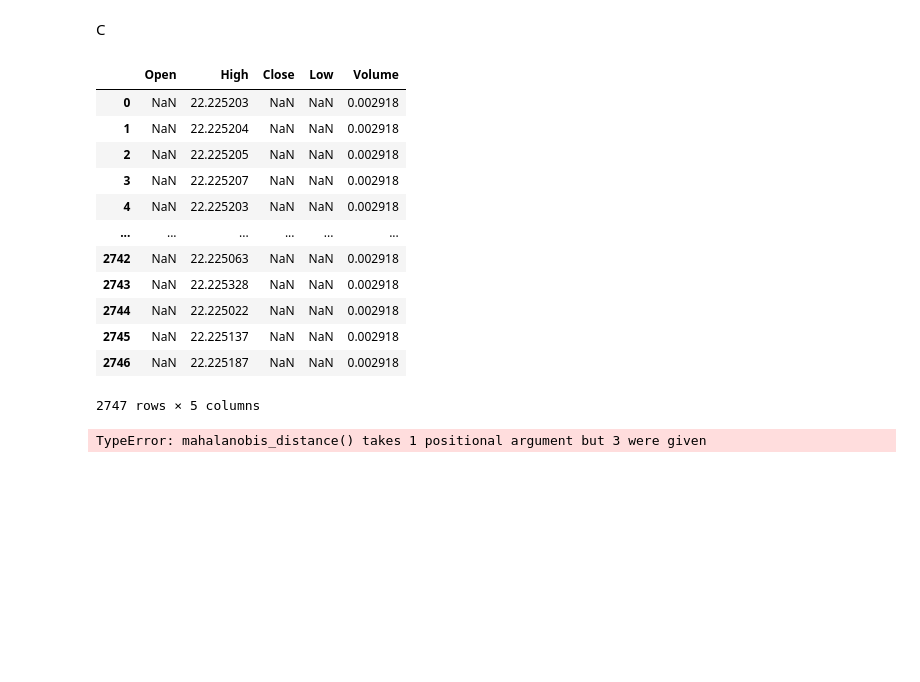
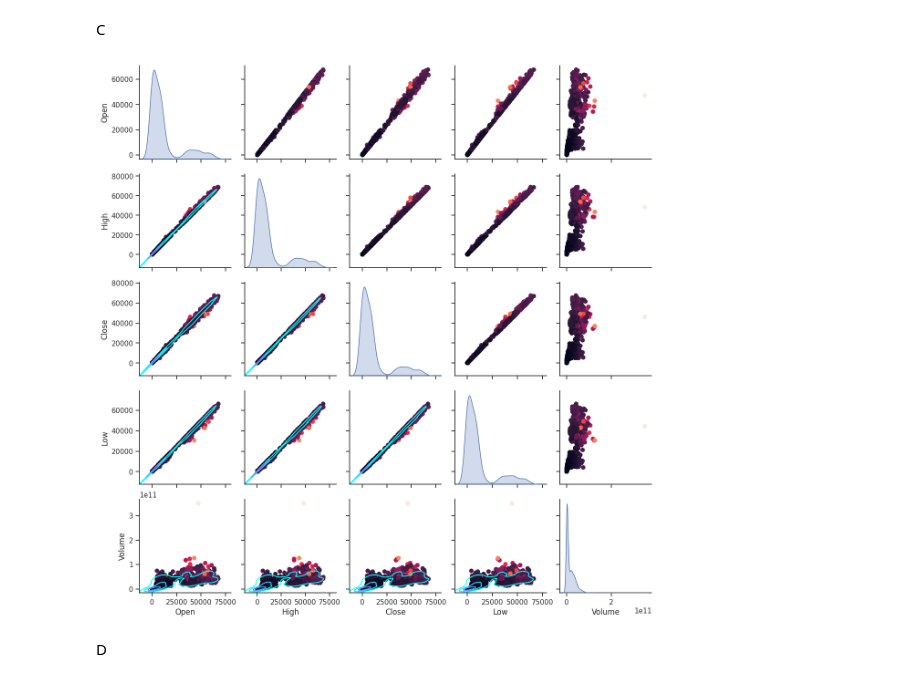
Before and after one commit to maestria-ds-eafit/Algebra_Taller2_Camilo_David, a Jupyter notebook: problem2.ipynb, the cells around one changed output. Saved outputs shown, nothing was run; the diff lists cells and outputs as text; code cells hidden in the pictures; blank space fills up the shorter version.

```diff
--- a/problem2.ipynb
+++ b/problem2.ipynb
@@ -146,37 +147,40 @@ The relation between Zt*Z with the covariance is:
 (n-1)(cov(data)) = Zt*Z
 # %% [markdown]
 C
-# %%
-Z = data.apply(lambda value: value - variable_means, axis=1)
-Zt = Z.T
-cov_data = data.cov()
-# %% [output]
-|  | Open | High | Close | Low | Volume |
-| 0 | NaN | 22.225203 | NaN | NaN | 0.002918 |
-| 1 | NaN | 22.225204 | NaN | NaN | 0.002918 |
-| 2 | NaN | 22.225205 | NaN | NaN | 0.002918 |
-| 3 | NaN | 22.225207 | NaN | NaN | 0.002918 |
-| 4 | NaN | 22.225203 | NaN | NaN | 0.002918 |
-| ... | ... | ... | ... | ... | ... |
-| 2742 | NaN | 22.225063 | NaN | NaN | 0.002918 |
-| 2743 | NaN | 22.225328 | NaN | NaN | 0.002918 |
-| 2744 | NaN | 22.225022 | NaN | NaN | 0.002918 |
-| 2745 | NaN | 22.225137 | NaN | NaN | 0.002918 |
-| 2746 | NaN | 22.225187 | NaN | NaN | 0.002918 |
-2747 rows × 5 columns
-# %%
-def mahalanobis_distance(data):
-    # Calculate deviation from the mean
-    variable_means = data.mean()
-    deviation = data.apply(lambda value: value - variable_means, axis=0)
-    cov_data = data.cov()
-    cov_matrix_inverse = np.linalg.inv(cov_data)
-    # Calculate Mahalanobis distance
-    mahalanobis = np.sqrt(np.sum(np.dot(deviation, cov_matrix_inverse) * deviation, axis=1))
-
-    return mahalanobis
-# %%
-cov_matrix_inverse = np.linalg.inv(cov_data)
-mahalanobis_distance(data, variable_means, cov_matrix_inverse)
-# %% [output]
-TypeError: mahalanobis_distance() takes 1 positional argument but 3 were given
+# %%
+
+# Example covariance matrix (replace this with your actual covariance matrix)
+cov_matrix = data.cov()
+
+# Define the mean vector (replace with your actual mean vector if needed)
+mean_vector = data.mean()
+
+# Define a custom function to calculate Mahalanobis distance for a row
+def mahalanobis_distance(row):
+    row_vector = np.array(row)
+    return distance.mahalanobis(row_vector, mean_vector, np.linalg.inv(cov_matrix))
+
+data2 = data
+mahalanobis_distances = data2.apply(mahalanobis_distance, axis=1)
+# %%
+sns.set(style="ticks")
+pair_plot = sns.pairplot(data2, diag_kind="kde")
+
+# Map lower triangular plots with Mahalanobis distances using KDE
+for i, ax_row in enumerate(pair_plot.axes):
+    for j, ax in enumerate(ax_row):
+        if i != j:
+            x_label = ax.get_xlabel()
+            y_label = ax.get_ylabel()
+            x = data2[x_label]
+            y = data2[y_label]
+            ax.scatter(x, y, c=mahalanobis_distances, cmap=None, marker=None, s=None)
+
+# Corrected code to set the colormap for KDE plots
+pair_plot.map_lower(sns.kdeplot, levels=4, color=".2", cmap="cool")
+
+plt.show()
+# %% [output]
+[figure, added]
+# %% [markdown]
+D
```
Also changed, not shown: parts of 3 cells of this notebook, 3 other files.
